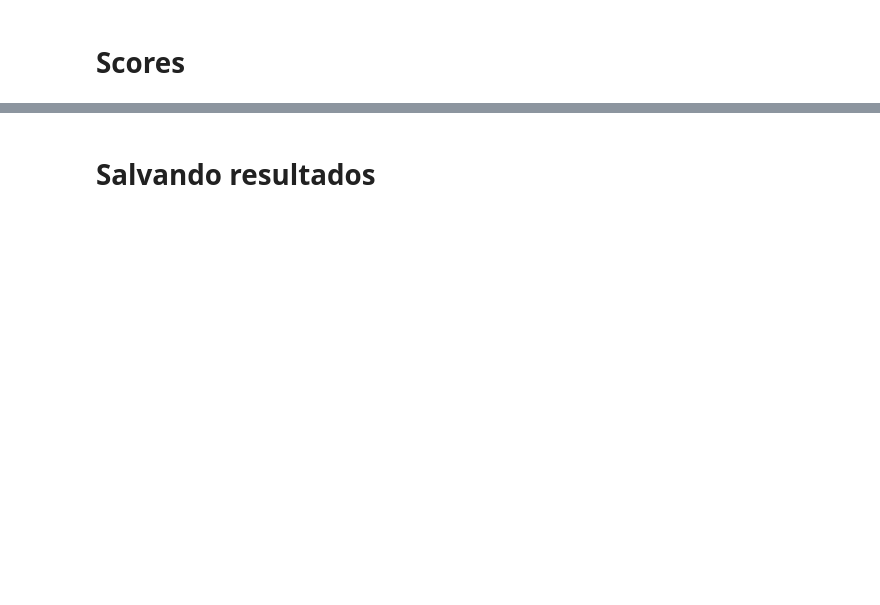
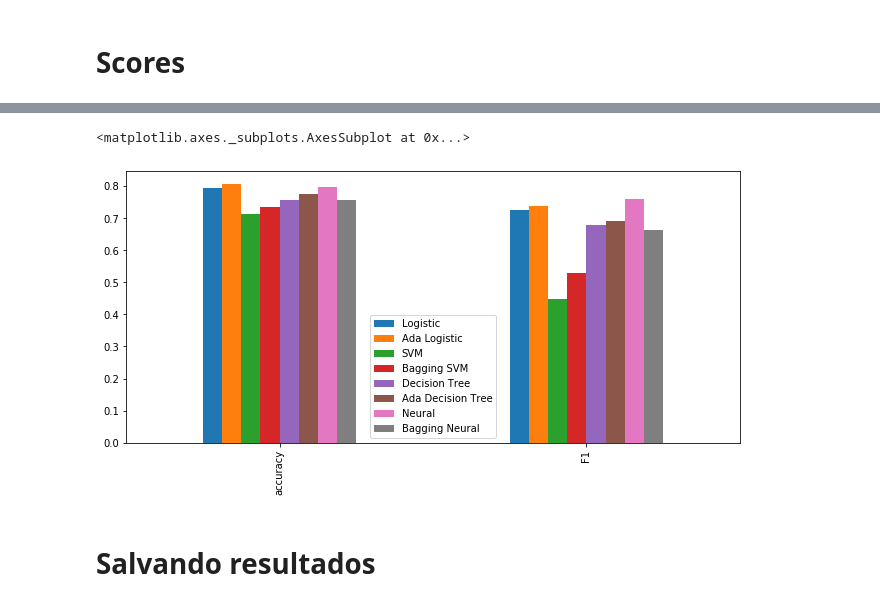
Before and after one commit to GiuDuncan/ProjetoFinal, a Jupyter notebook: 4-6_Amostragem_TITANIC.ipynb, the cells around one changed output, grey strips where cells are left out. Saved outputs shown, nothing was run; the diff lists cells and outputs as text; code cells hidden in the pictures; blank space fills up the shorter version.

```diff
--- a/4-6_Amostragem_TITANIC.ipynb
+++ b/4-6_Amostragem_TITANIC.ipynb
@@ -262,5 +294,8 @@ pd.DataFrame(metrics_dict).drop(['label', 'predict', 'classifier']).plot(kind='b
 # %%
-pd.DataFrame(metrics_dict).drop(['label', 'recall', 'precision', 'predict', 'classifier']).plot(kind='bar', figsize=(20,8))
+pd.DataFrame(metrics_dict).drop(['label', 'recall', 'precision', 'predict', 'classifier']).plot(kind='bar', figsize=(11,5))
+# %% [output]
+<matplotlib.axes._subplots.AxesSubplot at 0x...>
+[figure, added]
 # %% [markdown]
 # Salvando resultados
 # %%
```
Also changed, not shown: parts of 18 cells of this notebook, 1 other file.
